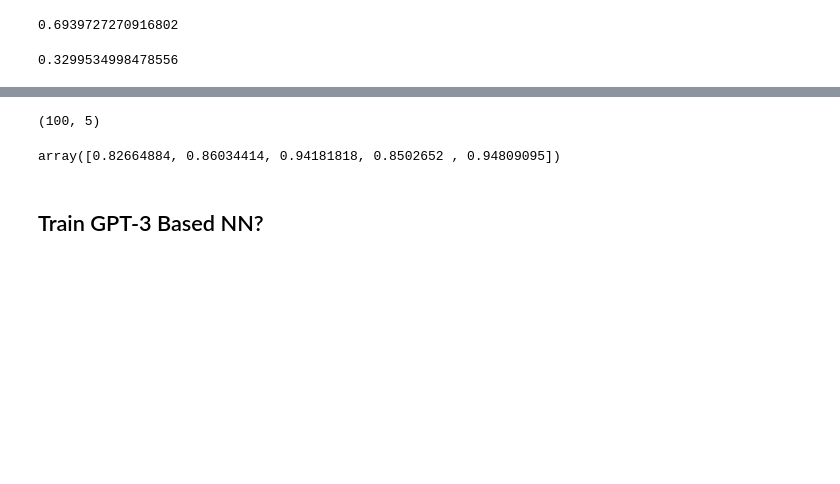
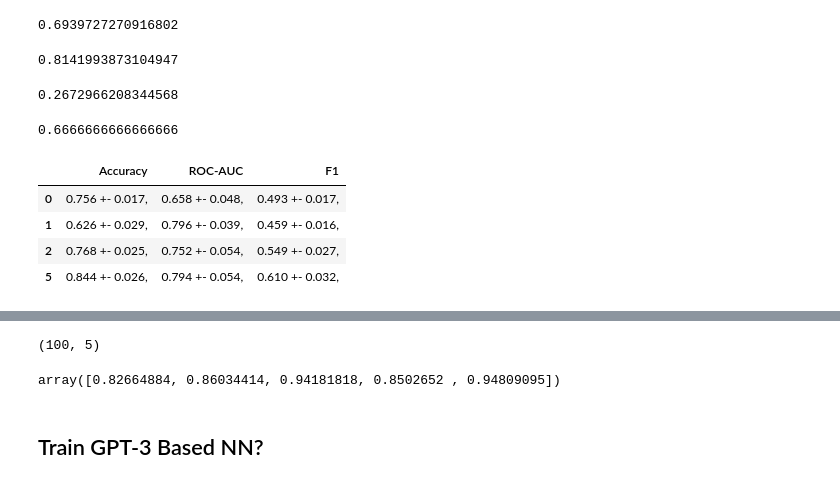
Before and after one commit to AmirZur/smartstem-ai, a Jupyter notebook: playground.ipynb, the cells around one changed output, grey strips where cells are left out. Drawn from its saved outputs; the diff is of its cells as text; code cells hidden in the pictures; blank space fills up the shorter version.

```diff
--- a/playground.ipynb
+++ b/playground.ipynb
@@ -1615,8 +1673,59 @@ roc_auc_score(y_score=preds, y_true=labels, average='macro')
 # %% [output]
 0.6939727270916802
+# %%
+roc_auc_score(y_score=preds, y_true=labels, average='micro')
+# %% [output]
+0.8141993873104947
 # %%
 from sklearn.metrics import average_precision_score
 
-average_precision_score(y_score=preds, y_true=labels, average='macro')
+average_precision_score(y_score=preds, y_true=labels, average='micro')
 # %% [output]
-0.3299534998478556
+0.2672966208344568
+# %%
+from sklearn.metrics import recall_score
+
+recall_score(y_pred=(preds >= 0.5), y_true=labels, average='micro')
+# %% [output]
+0.6666666666666666
+# %%
+from openstax_dataset import GPT3TestDataset
+from sklearn.metrics import f1_score, accuracy_score, roc_auc_score
+import pandas as pd
+
+def collect_gpt3_metrics_test(ks):
+    results = []
+    for k in ks:
+        test_dataset = GPT3TestDataset(
+            course_name='Chem 31A',
+            num_support=k,
+            num_query=1,
+            zero_shot=(k == 0)
+        )
+        preds = []
+        labels = []
+        for d in test_dataset:
+            for task in d:
+                if k == 0:
+                    preds.append(predict_zero_shot(task)[0][1])
+                else:
+                    preds.append(predict(task)[0][1])
+                labels.append(task[-1].item())
+        preds = np.array(preds).reshape(-1, len(d))
+        labels = np.array(labels).reshape(-1, len(d))
+        aucs = np.array([roc_auc_score(y_score=p, y_true=l, average='macro') for p, l in zip(preds, labels) if sum(l) > 0])
+        auc_cfi = aucs.std() * 1.96 / np.sqrt(len(aucs))
+
+        accuracies = np.array([accuracy_score(y_true=l, y_pred=(p >= 0.5)) for p, l in zip(preds, labels) if sum(l) > 0])
+        accuracy_cfi = accuracies.std() * 1.96 / np.sqrt(len(accuracies))
+
+        f1s = np.array([f1_score(y_pred=(p >= 0.5), y_true=l, average='macro') for p, l in zip(preds, labels) if sum(l) > 0])
+        f1_cfi = f1s.std() * 1.96 / np.sqrt(len(f1s))
+
+        results.append([
+            f'{accuracies.mean():.3f} +- {accuracy_cfi:.3f},',
+            f'{aucs.mean():.3f} +- {auc_cfi:.3f},',
+            f'{f1s.mean():.3f} +- {f1_cfi:.3f},'
+        ])
+
+    return pd.DataFrame(results, columns=['Accuracy', 'ROC-AUC', 'F1'], index=ks)
@@ -1622,0 +1770,10 @@ average_precision_score(y_score=preds, y_true=labels, average='macro')
+# %%
+ks = [0, 1, 2, 5]
+res_test = collect_gpt3_metrics_test(ks)
+res_test
+# %% [output]
+|  | Accuracy | ROC-AUC | F1 |
+| 0 | 0.756 +- 0.017, | 0.658 +- 0.048, | 0.493 +- 0.017, |
+| 1 | 0.626 +- 0.029, | 0.796 +- 0.039, | 0.459 +- 0.016, |
+| 2 | 0.768 +- 0.025, | 0.752 +- 0.054, | 0.549 +- 0.027, |
+| 5 | 0.844 +- 0.026, | 0.794 +- 0.054, | 0.610 +- 0.032, |
```
Also changed, not shown: parts of 29 cells of this notebook, 1 other file.
